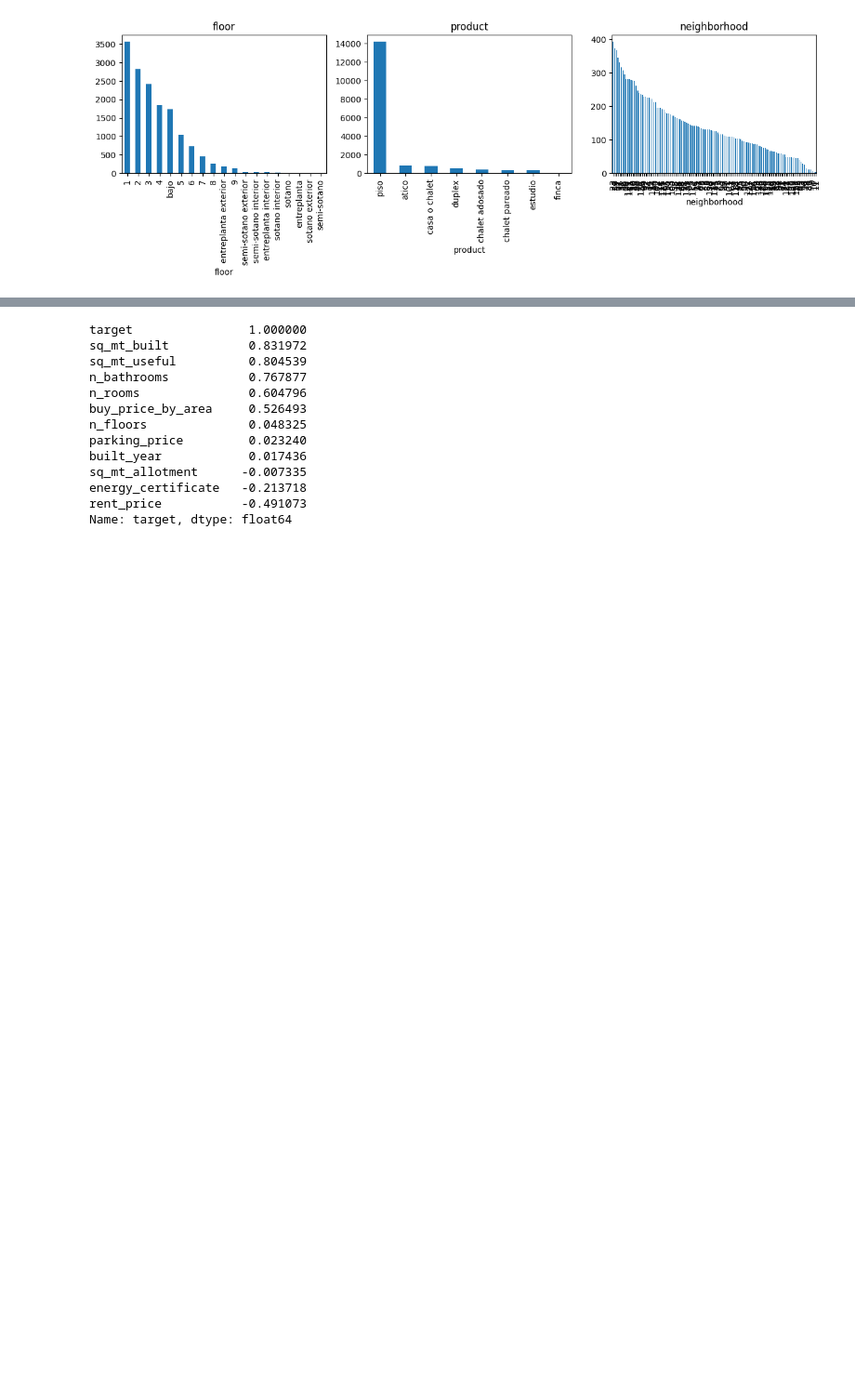
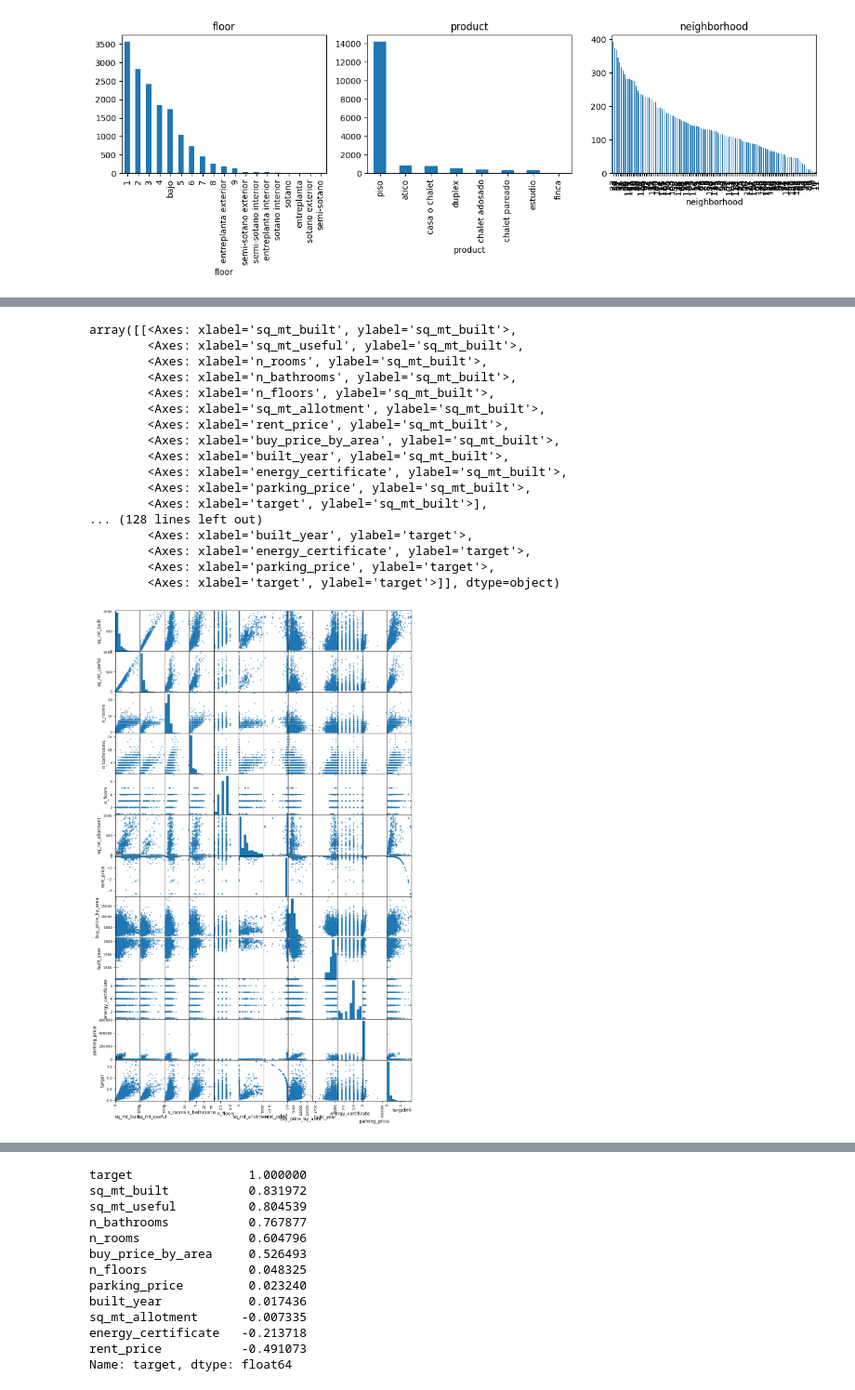
Before and after one commit to bruno-coulet/apartment-hunter, a Jupyter notebook: preprocess.ipynb, the cells around one changed output, grey strips where cells are left out. Shown at 93% size. Saved outputs shown, nothing was run; the diff lists cells and outputs as text; code cells hidden in the pictures; blank space fills up the shorter version.

```diff
--- a/preprocess.ipynb
+++ b/preprocess.ipynb
@@ -250,0 +211,24 @@ array([[<Axes: xlabel='sq_mt_built', ylabel='sq_mt_built'>,
+# %%
+df_plot = X_train_num.copy()
+df_plot['target'] = y_train
+
+scatter_matrix(df_plot, figsize=(12, 20))
+# %% [output]
+array([[<Axes: xlabel='sq_mt_built', ylabel='sq_mt_built'>,
+        <Axes: xlabel='sq_mt_useful', ylabel='sq_mt_built'>,
+        <Axes: xlabel='n_rooms', ylabel='sq_mt_built'>,
+        <Axes: xlabel='n_bathrooms', ylabel='sq_mt_built'>,
+        <Axes: xlabel='n_floors', ylabel='sq_mt_built'>,
+        <Axes: xlabel='sq_mt_allotment', ylabel='sq_mt_built'>,
+        <Axes: xlabel='rent_price', ylabel='sq_mt_built'>,
+        <Axes: xlabel='buy_price_by_area', ylabel='sq_mt_built'>,
+        <Axes: xlabel='built_year', ylabel='sq_mt_built'>,
+        <Axes: xlabel='energy_certificate', ylabel='sq_mt_built'>,
+        <Axes: xlabel='parking_price', ylabel='sq_mt_built'>,
+        <Axes: xlabel='target', ylabel='sq_mt_built'>],
+... (128 lines left out)
+        <Axes: xlabel='built_year', ylabel='target'>,
+        <Axes: xlabel='energy_certificate', ylabel='target'>,
+        <Axes: xlabel='parking_price', ylabel='target'>,
+        <Axes: xlabel='target', ylabel='target'>]], dtype=object)
+[figure, added]
```
Also changed, not shown: parts of 15 cells of this notebook, 1 other file.
